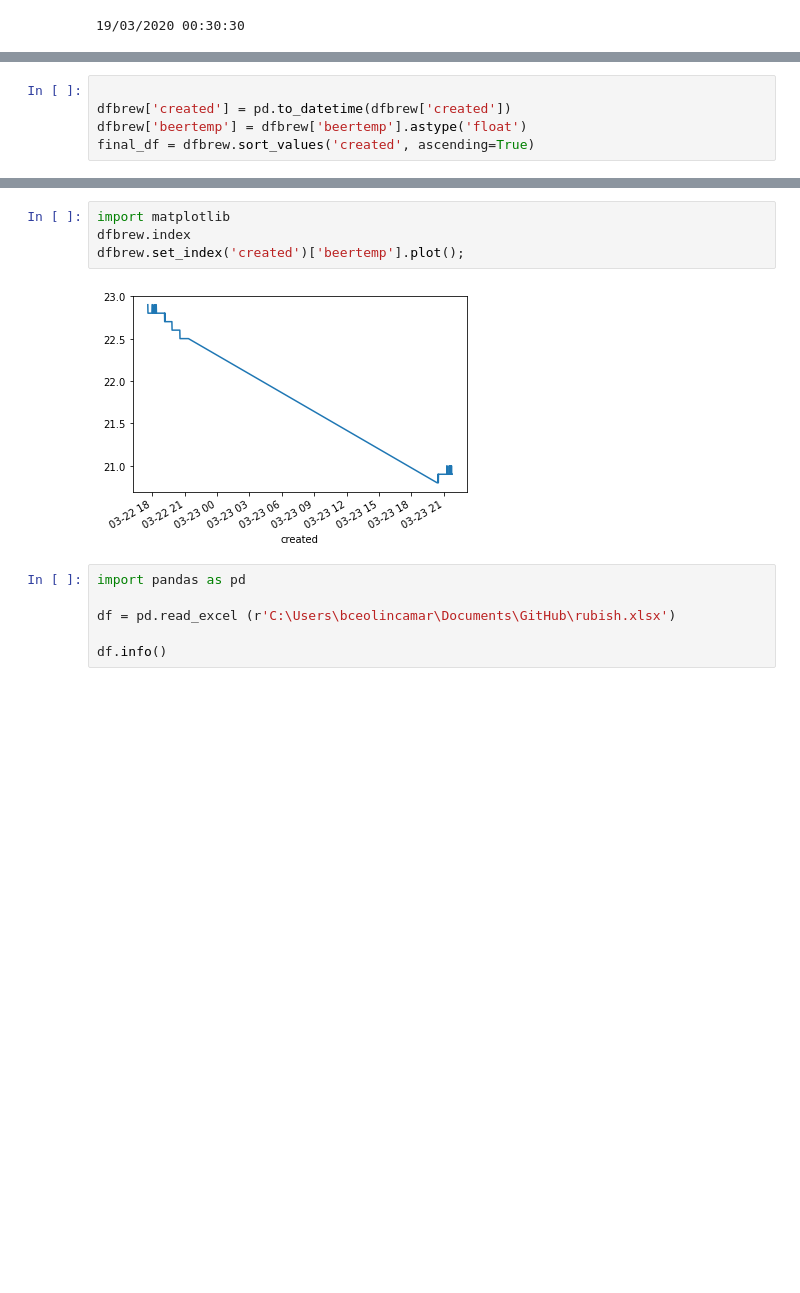
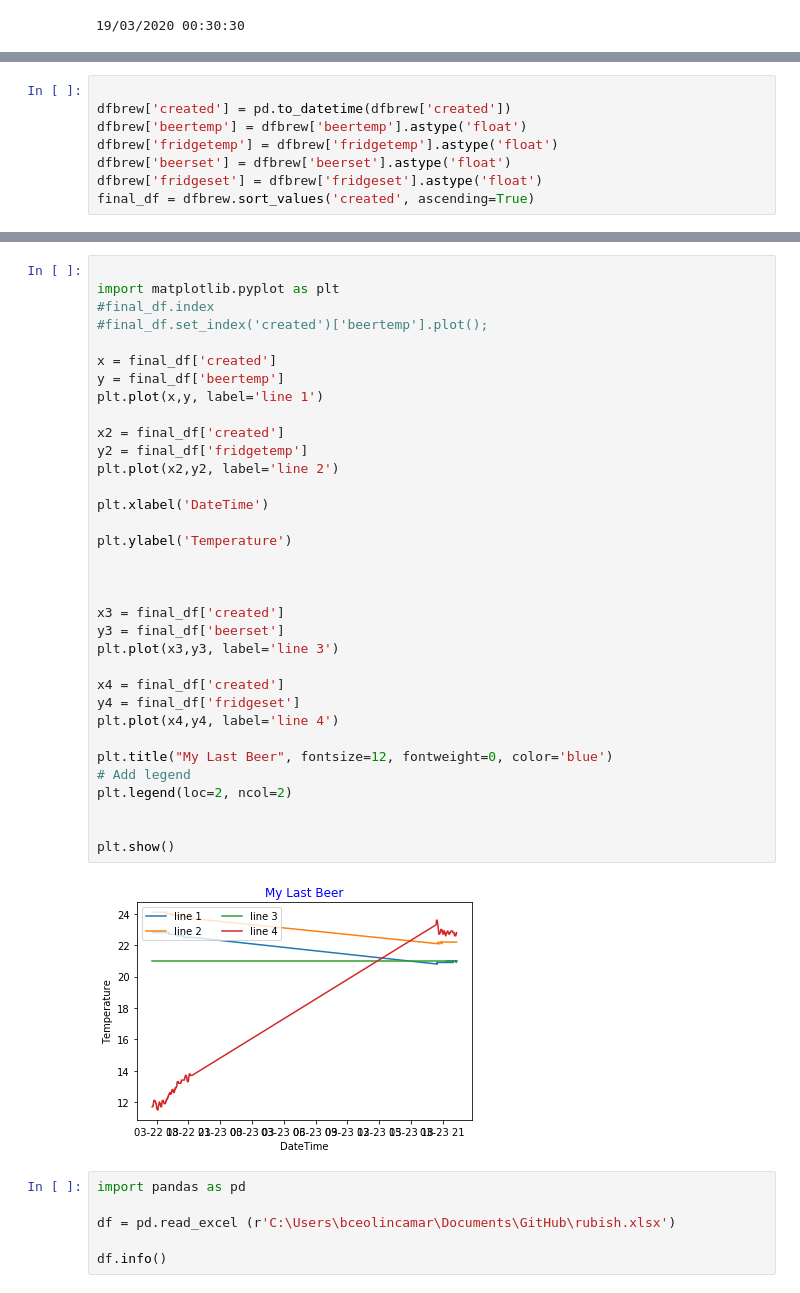
Before and after one commit to bceolincamargo/homebrew, a Jupyter notebook: Chart_Example.ipynb, the cells around one changed output, grey strips where cells are left out. Drawn from its saved outputs; the diff is of its cells as text; blank space fills up the shorter version.

```diff
--- a/Chart_Example.ipynb
+++ b/Chart_Example.ipynb
@@ -64,4 +64,7 @@ dfbrew.head()
 
 dfbrew['created'] = pd.to_datetime(dfbrew['created'])
 dfbrew['beertemp'] = dfbrew['beertemp'].astype('float')
+dfbrew['fridgetemp'] = dfbrew['fridgetemp'].astype('float')
+dfbrew['beerset'] = dfbrew['beerset'].astype('float')
+dfbrew['fridgeset'] = dfbrew['fridgeset'].astype('float')
 final_df = dfbrew.sort_values('created', ascending=True)
@@ -86,9 +71,39 @@ final_df = dfbrew.sort_values('created', ascending=True)
-# %%
-import matplotlib
-dfbrew.index
-dfbrew.set_index('created')['beertemp'].plot();
-# %% [output]
-[figure, removed]
+# %%
+
+import matplotlib.pyplot as plt
+#final_df.index
+#final_df.set_index('created')['beertemp'].plot();
+
+x = final_df['created']
+y = final_df['beertemp']
+plt.plot(x,y, label='line 1')
+
+x2 = final_df['created']
+y2 = final_df['fridgetemp']
+plt.plot(x2,y2, label='line 2')
+
+plt.xlabel('DateTime')
+
+plt.ylabel('Temperature')
+
+
+
+x3 = final_df['created']
+y3 = final_df['beerset']
+plt.plot(x3,y3, label='line 3')
+
+x4 = final_df['created']
+y4 = final_df['fridgeset']
+plt.plot(x4,y4, label='line 4')
+
+plt.title("My Last Beer", fontsize=12, fontweight=0, color='blue')
+# Add legend
+plt.legend(loc=2, ncol=2)
+
+
+plt.show()
+# %% [output]
+[figure, added]
 # %%
 import pandas as pd
 
```
Also changed, not shown: parts of 3 cells of this notebook, 9 other files.
